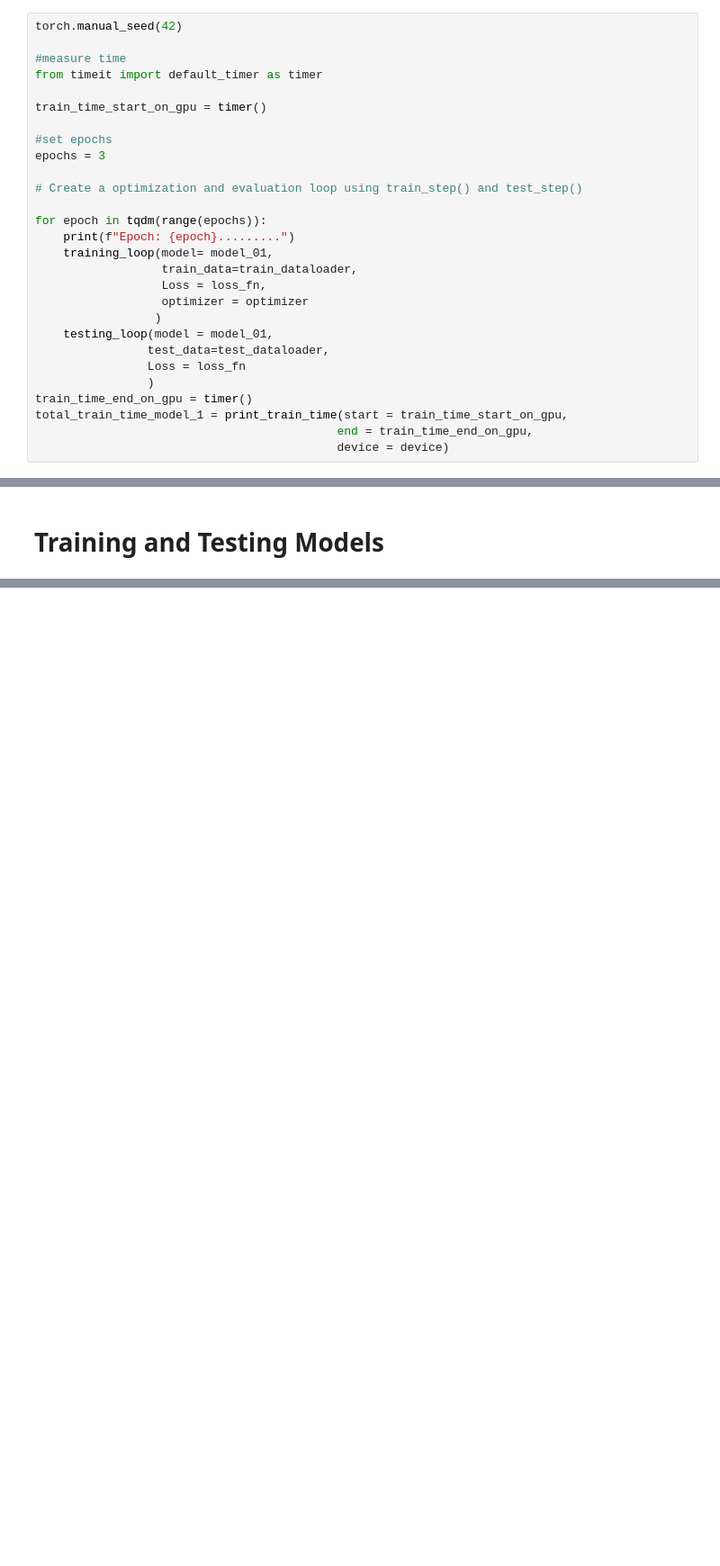
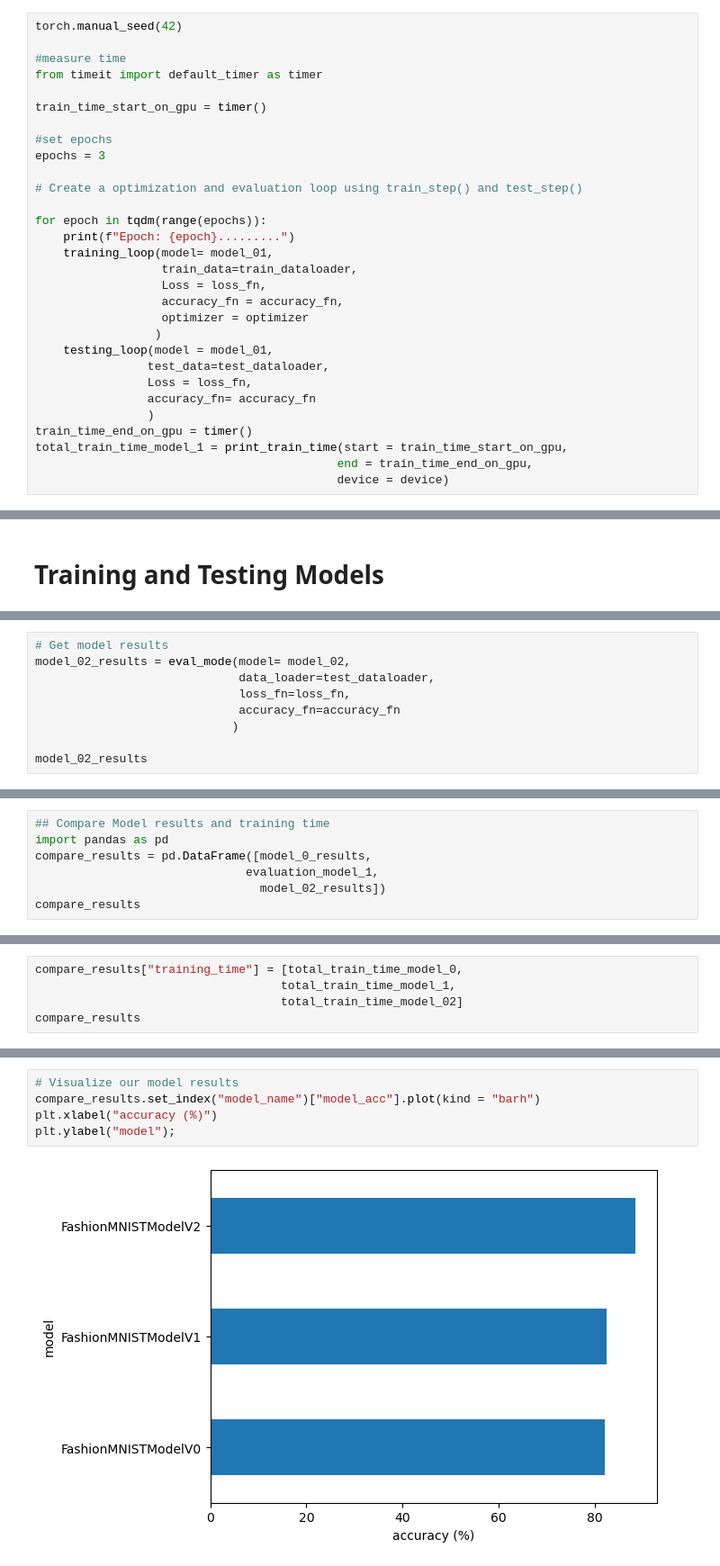
Before and after one commit to Tinonturja/PyTorch-Basics-with-Computer-Vision, a Jupyter notebook: Computer Vison.ipynb, the cells around one changed output, grey strips where cells are left out. Shown at 90% size. Saved outputs shown, nothing was run; the diff lists cells and outputs as text; blank space fills up the shorter version.

Commit message:
Visualize the performance of the model

```diff
--- a/Computer Vison.ipynb
+++ b/Computer Vison.ipynb
@@ -702,11 +593,13 @@ for epoch in tqdm(range(epochs)):
     training_loop(model= model_01,
                   train_data=train_dataloader,
                   Loss = loss_fn,
+                  accuracy_fn = accuracy_fn,
                   optimizer = optimizer
                  )
     testing_loop(model = model_01,
                 test_data=test_dataloader,
-                Loss = loss_fn
+                Loss = loss_fn,
+                accuracy_fn= accuracy_fn
                 )
 train_time_end_on_gpu = timer()
 total_train_time_model_1 = print_train_time(start = train_time_start_on_gpu,
@@ -1004,0 +859,9 @@ Train time on mps: 60.35410395899089 seconds
+# %%
+# Get model results
+model_02_results = eval_mode(model= model_02,
+                             data_loader=test_dataloader,
+                             loss_fn=loss_fn,
+                             accuracy_fn=accuracy_fn
+                            )
+
+model_02_results
@@ -1004,0 +872,7 @@ Train time on mps: 60.35410395899089 seconds
+# %%
+## Compare Model results and training time
+import pandas as pd
+compare_results = pd.DataFrame([model_0_results,
+                              evaluation_model_1,
+                                model_02_results])
+compare_results
@@ -1004,0 +884,5 @@ Train time on mps: 60.35410395899089 seconds
+# %%
+compare_results["training_time"] = [total_train_time_model_0,
+                                   total_train_time_model_1,
+                                   total_train_time_model_02]
+compare_results
@@ -1004,0 +894,7 @@ Train time on mps: 60.35410395899089 seconds
+# %%
+# Visualize our model results
+compare_results.set_index("model_name")["model_acc"].plot(kind = "barh")
+plt.xlabel("accuracy (%)")
+plt.ylabel("model");
+# %% [output]
+[figure, added]
```
Also changed, not shown: parts of 51 cells of this notebook, 2 other files.
